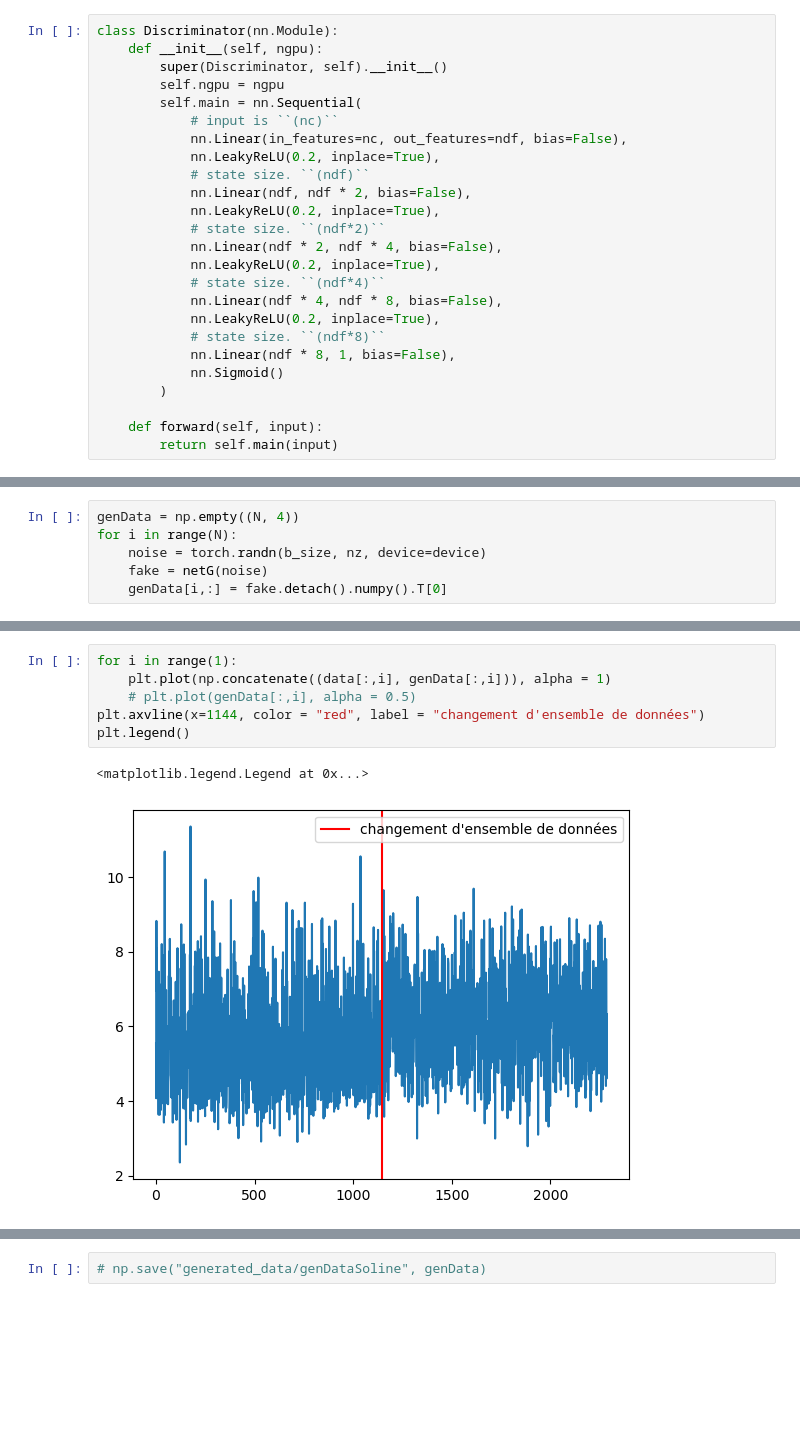
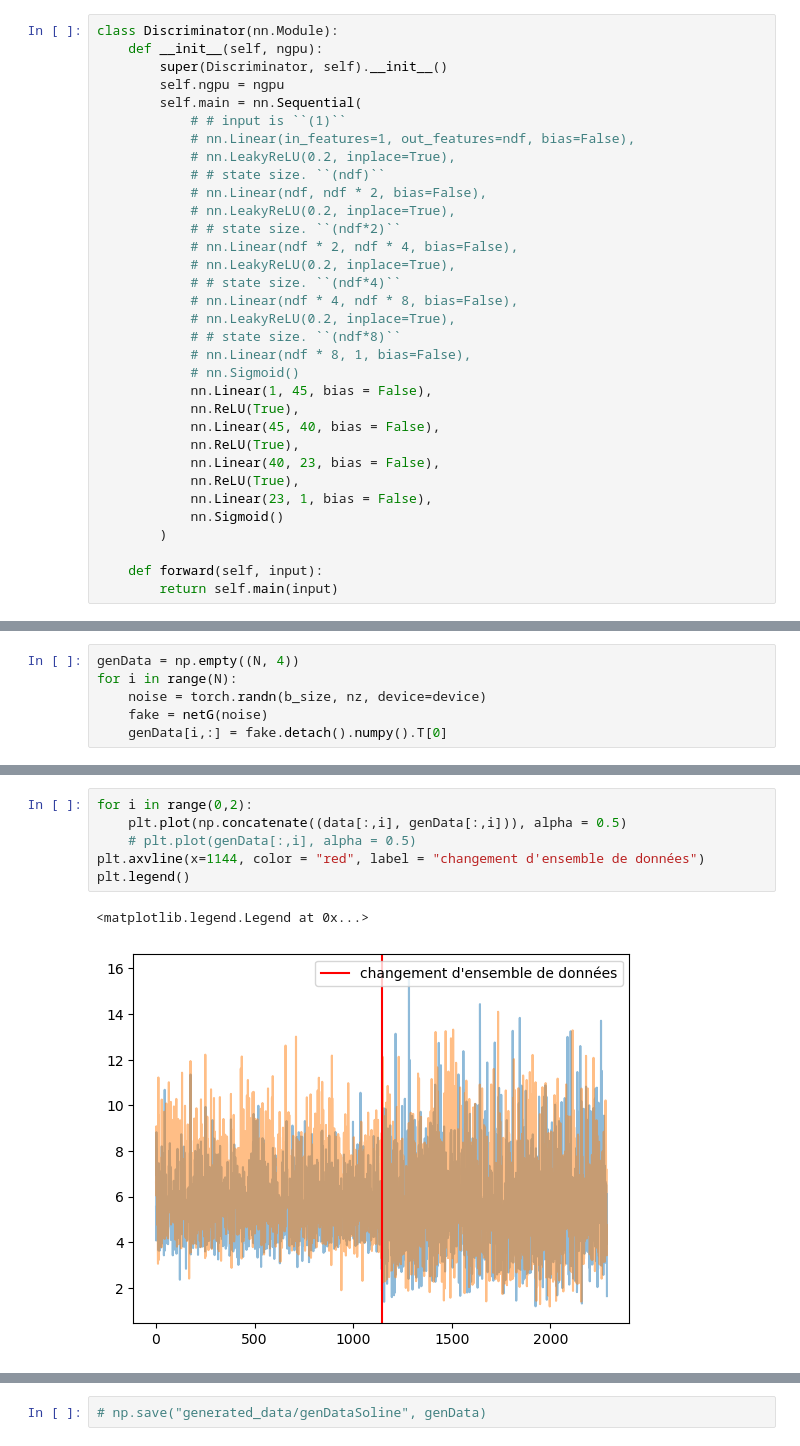
Before and after one commit to Soline270dC/PSC, a Jupyter notebook: GAN_soline.ipynb, the cells around one changed output, grey strips where cells are left out. Saved outputs shown, nothing was run; the diff lists cells and outputs as text; blank space fills up the shorter version.

```diff
--- a/GAN_soline.ipynb
+++ b/GAN_soline.ipynb
@@ -159,20 +166,28 @@ class Discriminator(nn.Module):
         super(Discriminator, self).__init__()
         self.ngpu = ngpu
         self.main = nn.Sequential(
-            # input is ``(nc)``
-            nn.Linear(in_features=nc, out_features=ndf, bias=False),
-            nn.LeakyReLU(0.2, inplace=True),
-            # state size. ``(ndf)``
-            nn.Linear(ndf, ndf * 2, bias=False),
-            nn.LeakyReLU(0.2, inplace=True),
-            # state size. ``(ndf*2)``
-            nn.Linear(ndf * 2, ndf * 4, bias=False),
-            nn.LeakyReLU(0.2, inplace=True),
-            # state size. ``(ndf*4)``
-            nn.Linear(ndf * 4, ndf * 8, bias=False),
-            nn.LeakyReLU(0.2, inplace=True),
-            # state size. ``(ndf*8)``
-            nn.Linear(ndf * 8, 1, bias=False),
+            # # input is ``(1)``
+            # nn.Linear(in_features=1, out_features=ndf, bias=False),
+            # nn.LeakyReLU(0.2, inplace=True),
+            # # state size. ``(ndf)``
+            # nn.Linear(ndf, ndf * 2, bias=False),
+            # nn.LeakyReLU(0.2, inplace=True),
+            # # state size. ``(ndf*2)``
+            # nn.Linear(ndf * 2, ndf * 4, bias=False),
+            # nn.LeakyReLU(0.2, inplace=True),
+            # # state size. ``(ndf*4)``
+            # nn.Linear(ndf * 4, ndf * 8, bias=False),
+            # nn.LeakyReLU(0.2, inplace=True),
+            # # state size. ``(ndf*8)``
+            # nn.Linear(ndf * 8, 1, bias=False),
+            # nn.Sigmoid()
+            nn.Linear(1, 45, bias = False),
+            nn.ReLU(True),
+            nn.Linear(45, 40, bias = False),
+            nn.ReLU(True),
+            nn.Linear(40, 23, bias = False),
+            nn.ReLU(True),
+            nn.Linear(23, 1, bias = False),
             nn.Sigmoid()
         )
 
@@ -358,12 +371,12 @@ dWasserstein4D(data, genData, niter = int(1e4))
 # %%
-for i in range(1):
-    plt.plot(np.concatenate((data[:,i], genData[:,i])), alpha = 1)
+for i in range(0,2):
+    plt.plot(np.concatenate((data[:,i], genData[:,i])), alpha = 0.5)
     # plt.plot(genData[:,i], alpha = 0.5)
 plt.axvline(x=1144, color = "red", label = "changement d'ensemble de données")
 plt.legend()
 # %% [output]
 <matplotlib.legend.Legend at 0x...>
-[figure, old version]
+[figure, new version]
 # %%
 genData
 # %% [output]
```
Also changed, not shown: parts of 10 cells of this notebook, 6 other files.
